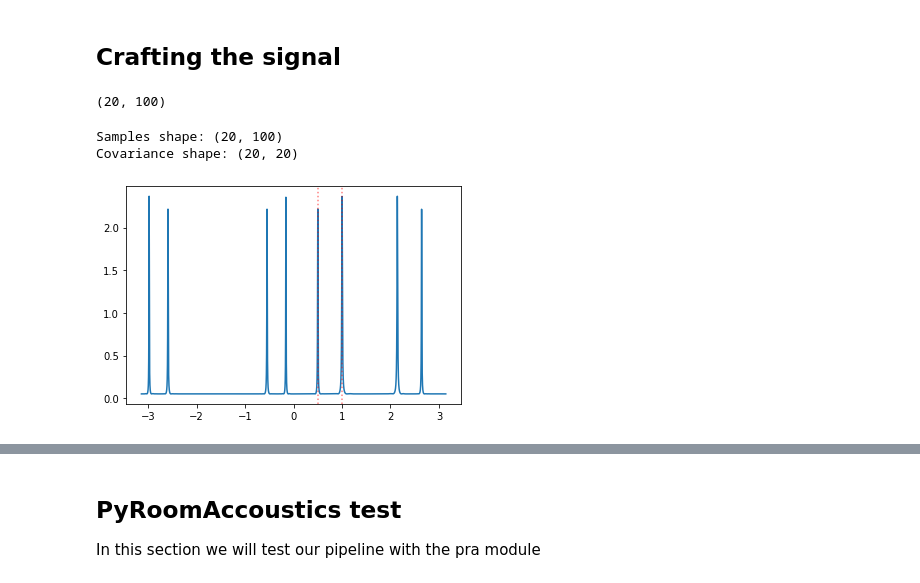
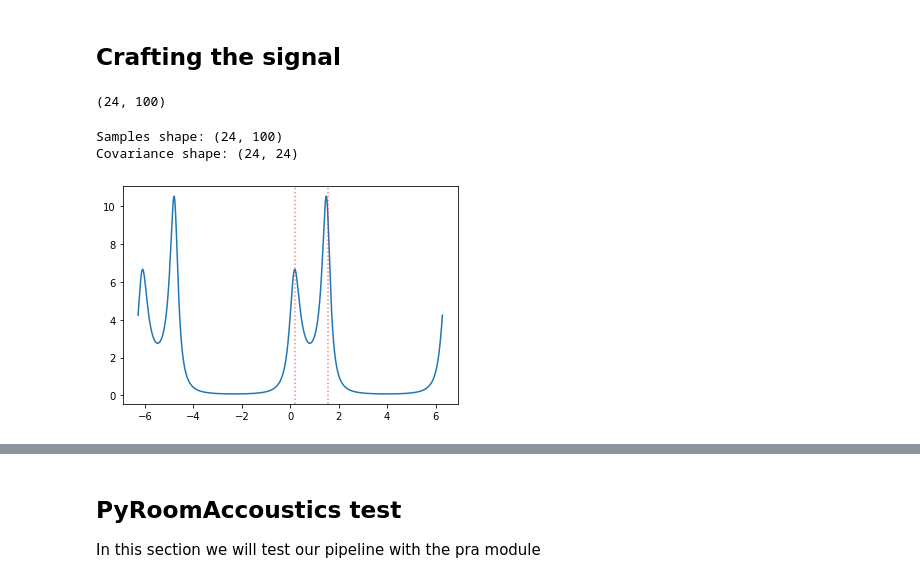
Before and after one commit to MichelDucartier/music_doa, a Jupyter notebook: MUSIC_test_michael.ipynb, the cells around one changed output, grey strips where cells are left out. Drawn from its saved outputs; the diff is of its cells as text; code cells hidden in the pictures.

```diff
--- a/MUSIC_test_michael.ipynb
+++ b/MUSIC_test_michael.ipynb
@@ -5,12 +5,14 @@ import math
 from scipy.signal import find_peaks
 # %%
 # Constants
-thetas = np.array([0.5, 1]) # in radians (should be in [0, pi/2])
+radius = 4
+thetas = np.array([0.2, np.pi / 2]) # in radians (should be in [0, pi/2])
+source_locations = np.array([4 * np.array([np.cos(t), np.sin(t)]) for t in thetas])
 n_sources = len(thetas)
 w0 = np.pi / 4
 n_mics = 20
 mic_distance = 1
 wavelength = 1
-noise_var = 1
+noise_var = 0.5
 fs = 1
 n_samples = 100
@@ -24,20 +40,19 @@ def narrowband_signal(k, w0):
         return rng.randn() * np.exp(-1j * w0 * t)
     return helper
 
-def received_signal(thetas, narrowband_signals, mic_index, mic_distance=0.2, noise_var=0, wavelength=1):
+def received_signal(source_locations, narrowband_signals, mic_coords, noise_var=0, wavelength=1):
     def helper(t):
         signal = 0
-        for theta, narrowband in zip(thetas, narrowband_signals):
-            phase = np.exp(-2j * np.pi * (mic_index - 1) * mic_distance * np.sin(theta) / wavelength)
-            signal += narrowband(t) * phase
+        for source_coords, narrowband in zip(source_locations, narrowband_signals):
+            atheta = np.exp(1j * 2 * np.pi / wavelength * np.linalg.norm(mic_coords - source_coords))
+            signal += narrowband(t) * atheta
 
         return signal + np.random.normal(size=2, scale=noise_var).view(np.complex128)[0]
 
     return helper
 # %%
 narrowband_signals = [narrowband_signal(k, w0) for k in range(n_sources)]
-received_signals = [received_signal(thetas, narrowband_signals, m+1,
-                                    mic_distance=mic_distance, noise_var=noise_var, wavelength=wavelength) for m in range(n_mics)]
+received_signals = [received_signal(source_locations, narrowband_signals, mic_coords, noise_var=noise_var, wavelength=wavelength) for mic_coords in microphone_2D_locations]
 
 sampled_received = np.zeros((len(received_signals), n_samples), dtype=np.csingle)
 
@@ -47,7 +62,7 @@ for i, received in enumerate(received_signals):
 
 sampled_received.shape
 # %% [output]
-(20, 100)
+(24, 100)
 # %%
 def music(samples, n_sources):
     M = len(samples)
@@ -82,33 +96,18 @@ def spectrum_function(noise_eigenvectors, mic_distance, wavelength):
         return 1 / np.linalg.norm(temp)**2
 
     return helper
-# %%
-def general_spectrum_function(noise_eigenvectors, mic_locations, wavelength):
-    M = noise_eigenvectors.shape[0]
-    def helper(theta):
-        a = np.array([np.cos(theta), np.sin(theta)])
-        atheta = np.exp(-1j*2*np.pi/wavelength*np.dot(mic_locations, a))
-        temp = atheta.conj() @ noise_eigenvectors
-
-        return 1 / np.linalg.norm(temp)**2
-
-    return helper
 # %%
 signal_eigenvalues, signal_eigenvectors, noise_eigenvalues, noise_eigenvectors = music(sampled_received, n_sources)
+spectrum = general_spectrum_function(noise_eigenvectors, microphone_2D_locations, wavelength)
 
-# spectrum = spectrum_function(noise_eigenvectors, mic_distance=mic_distance, wavelength=wavelength)
-
-mic_locations = np.array([np.array([0, mic_distance * i]) for i in range(n_mics)])
-spectrum = general_spectrum_function(noise_eigenvectors, mic_locations, wavelength)
-
-X = np.linspace(-np.pi, np.pi, 10000)
+X = np.linspace(-2 * np.pi, 2 * np.pi, 10000)
 Y = [spectrum(x) for x in X]
 
 plt.plot(X, Y)
 for theta in thetas:
     plt.axvline(x=theta, color='red', linestyle=':', alpha=0.5)
 plt.show()
 # %% [output]
-Samples shape: (20, 100)
-Covariance shape: (20, 20)
+Samples shape: (24, 100)
+Covariance shape: (24, 24)
-[figure, old version]
+[figure, new version]
```
Also changed, not shown: parts of 16 cells of this notebook.
